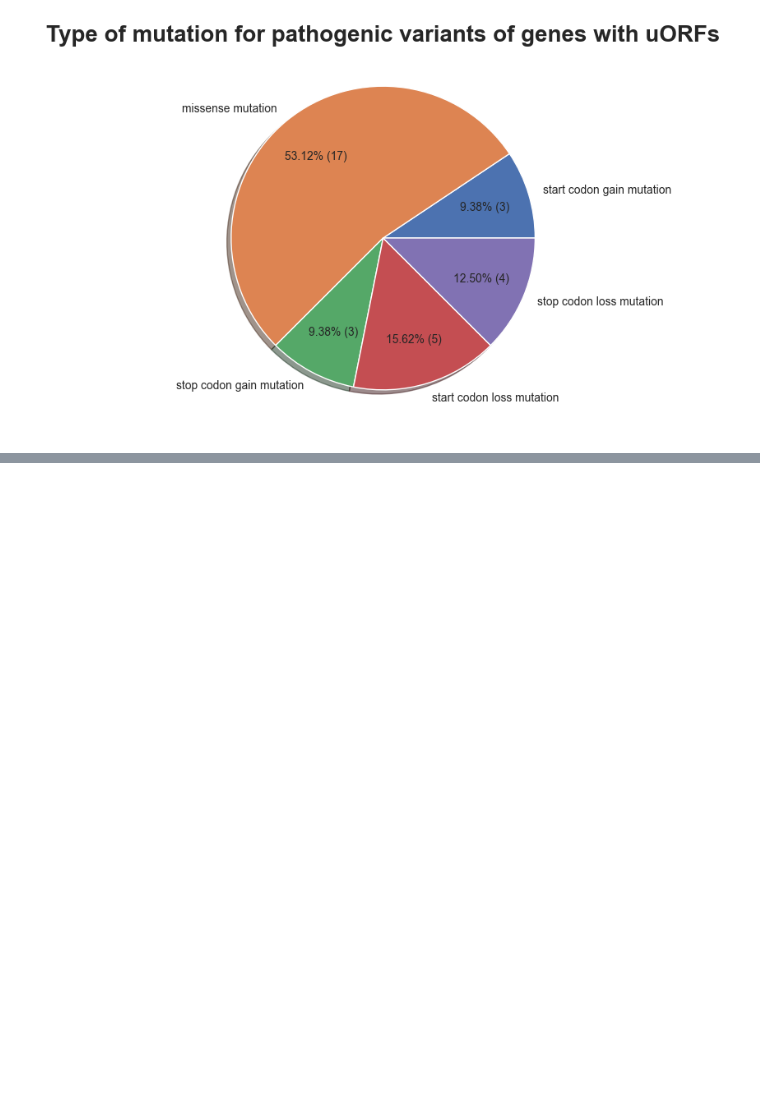
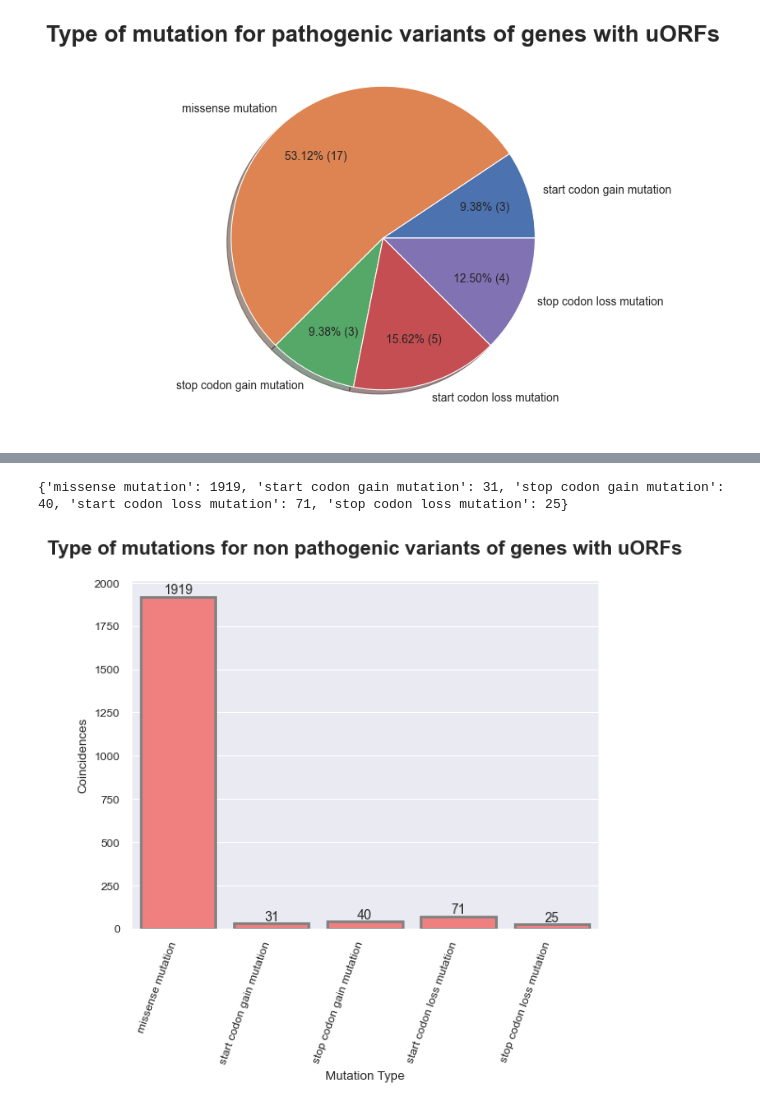
Before and after one commit to Ale-pinto-alba/utrfx, a Jupyter notebook: paper_visualization.ipynb, the cells around one changed output, grey strips where cells are left out. Cells and saved outputs as stored; diff of their text form; code cells hidden in the pictures; blank space fills up the shorter version.

```diff
--- a/paper_visualization.ipynb
+++ b/paper_visualization.ipynb
@@ -481,0 +516,4 @@ with VCFfile(vcf_fpath) as variant_file:
+# %%
+non_pathogenic_variants_genes_with_uorfs_df = variants_genes_with_uorfs_df[variants_genes_with_uorfs_df["Pathogenicity proved"] == "No"]
+
+print(non_pathogenic_variants_genes_with_uorfs_df.head())
@@ -481,0 +538,38 @@ with VCFfile(vcf_fpath) as variant_file:
+# %%
+type_mutations_non_pathogenic_variants_with_uorfs_dict = {}
+for type_mutation in non_pathogenic_variants_genes_with_uorfs_df["Type mutation"]:
+    if type_mutation not in type_mutations_non_pathogenic_variants_with_uorfs_dict:
+        type_mutations_non_pathogenic_variants_with_uorfs_dict[type_mutation] = 1
+    else:
+        type_mutations_non_pathogenic_variants_with_uorfs_dict[type_mutation] += 1
+
+print(type_mutations_non_pathogenic_variants_with_uorfs_dict)
+# %% [output]
+{'missense mutation': 1919, 'start codon gain mutation': 31, 'stop codon gain mutation': 40, 'start codon loss mutation': 71, 'stop codon loss mutation': 25}
+# %%
+data_three = []
+labels_three = []
+for label, value in type_mutations_non_pathogenic_variants_with_uorfs_dict.items():
+    labels_three.append(label)
+    data_three.append(value)
+
+type_mutations_non_pathogenic_variants_with_uorfs_df = pd.DataFrame(zip(labels_three, data_three), columns=["Mutation Type", "Coincidences"])
+
+sns.set_theme("paper")
+ax = sns.barplot(data=type_mutations_non_pathogenic_variants_with_uorfs_df,
+            x="Mutation Type",
+            y="Coincidences",
+            linewidth=2,
+            edgecolor=".5",
+            facecolor="lightcoral",)
+
+plt.title("Type of mutations for non pathogenic variants of genes with uORFs",
+          fontsize=15,
+          fontweight="bold",
+          pad=20,
+         )
+ax.bar_label(ax.containers[0], fontsize=10)
+plt.xticks(rotation=70, ha="right")
+plt.show()
+# %% [output]
+[figure, added]
```
Also changed, not shown: parts of 17 cells of this notebook, 2 other files.
